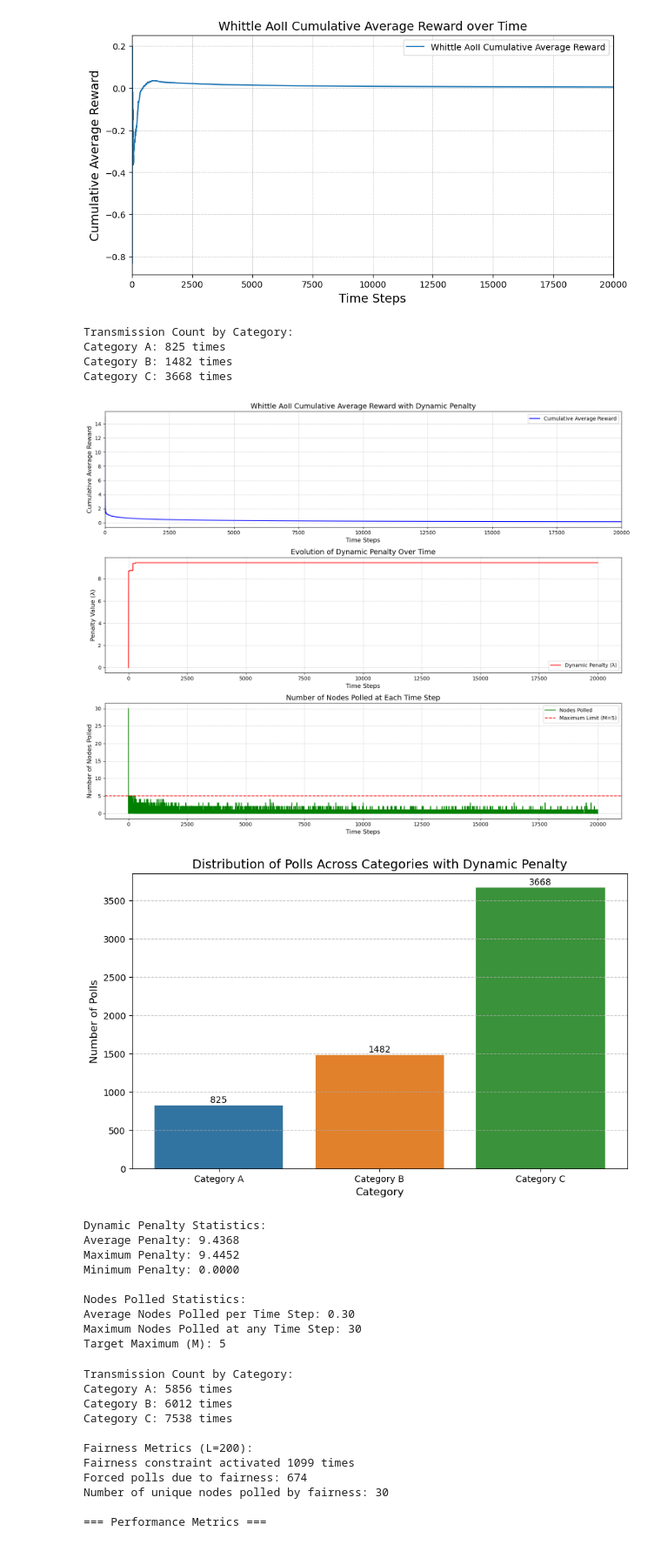
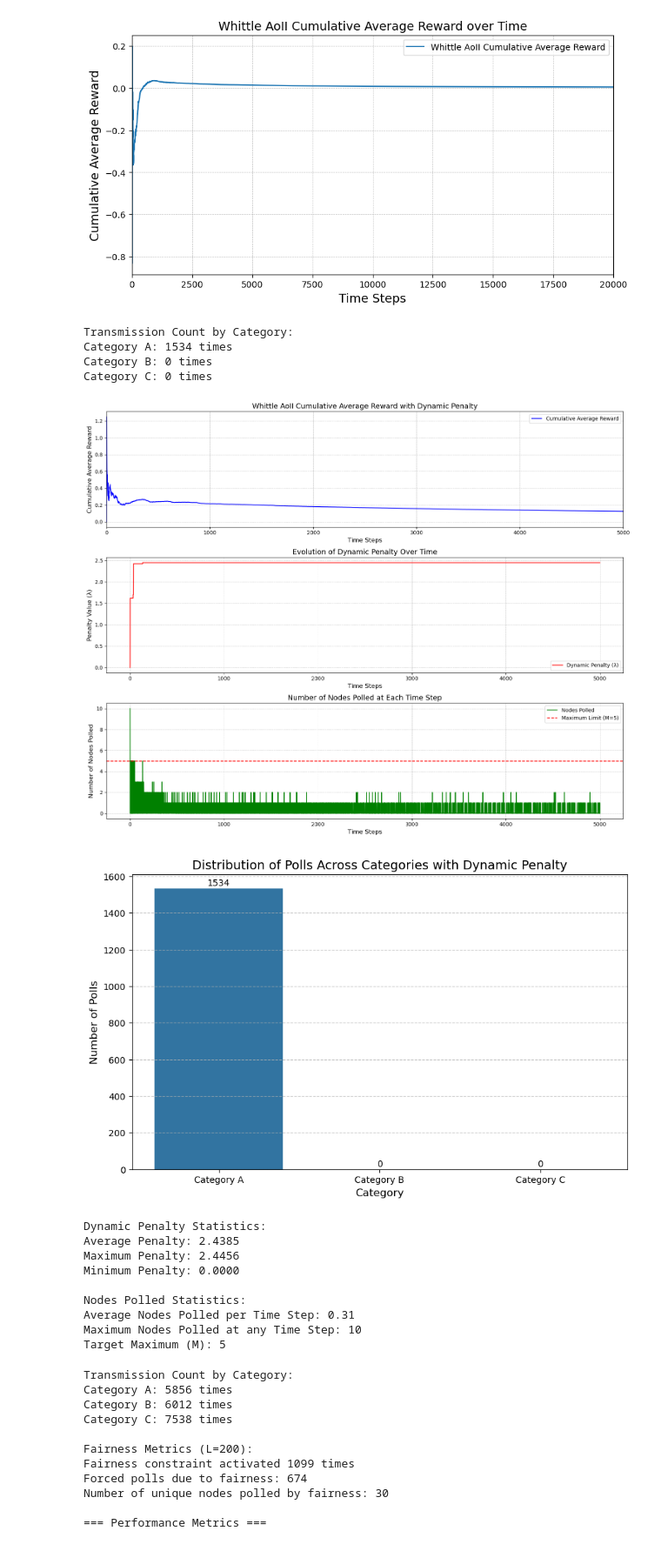
Before and after one commit to sokistar24/wakeupradio, a Jupyter notebook: Scheduling_count.ipynb, the cells around one changed output. Shown: that part at 87% size. Cells and saved outputs as stored; diff of their text form; code cells hidden in the pictures.

```diff
--- a/Scheduling_count.ipynb
+++ b/Scheduling_count.ipynb
@@ -2042,7 +2286,9 @@ import matplotlib.pyplot as plt
 
 # Load dataset and preprocess
 #pivot_df = pd.read_csv("synthetic_scenario_30_nodes.csv")
-pivot_df = pd.read_csv("simulated_office_environment.csv")
+#pivot_df = pd.read_csv("simulated_office_environment.csv")
+pivot_df = pd.read_csv("synthetic_temp_polling_data.csv")
+
 pivot_df = pivot_df.apply(lambda x: x.fillna(x.mean()), axis=0)  # Fill missing values
 pivot_df = pivot_df.head(10000)  # Restrict to first 20000 time steps
 
@@ -2268,46 +2514,46 @@ plt.xlabel('Category', fontsize=12)
 plt.ylabel('Number of Polls', fontsize=12)
 plt.title('Distribution of Polls Across Categories with Dynamic Penalty', fontsize=14)
 plt.xticks(fontsize=10)
 plt.yticks(fontsize=10)
 
 # Add count labels on top of each bar
 for i, count in enumerate(counts):
     plt.text(i, count + (max(counts) * 0.01), f'{count}', ha='center', fontsize=10)
 
 plt.grid(axis='y', linestyle='--', alpha=0.7)
 plt.savefig("category_distribution_dynamic_penalty.png", dpi=300)
 plt.show()
 
 # Calculate statistics about the penalty values and nodes polled
 avg_penalty = np.mean(penalty_values)
 max_penalty = np.max(penalty_values)
 min_penalty = np.min(penalty_values)
 avg_nodes_polled = np.mean(nodes_polled_count)
 max_nodes_polled = np.max(nodes_polled_count)
 
 print(f"\nDynamic Penalty Statistics:")
 print(f"Average Penalty: {avg_penalty:.4f}")
 print(f"Maximum Penalty: {max_penalty:.4f}")
 print(f"Minimum Penalty: {min_penalty:.4f}")
 print(f"\nNodes Polled Statistics:")
 print(f"Average Nodes Polled per Time Step: {avg_nodes_polled:.2f}")
 print(f"Maximum Nodes Polled at any Time Step: {max_nodes_polled}")
 print(f"Target Maximum (M): {M}")
 # %% [output]
 Transmission Count by Category:
-Category A: 825 times
-Category B: 1482 times
-Category C: 3668 times
+Category A: 1534 times
+Category B: 0 times
+Category C: 0 times
-[figure, old version]
+[figure, new version]
-[figure, old version]
+[figure, new version]
 Dynamic Penalty Statistics:
-Average Penalty: 9.4368
-Maximum Penalty: 9.4452
+Average Penalty: 2.4385
+Maximum Penalty: 2.4456
 Minimum Penalty: 0.0000
 
 Nodes Polled Statistics:
-Average Nodes Polled per Time Step: 0.30
-Maximum Nodes Polled at any Time Step: 30
+Average Nodes Polled per Time Step: 0.31
+Maximum Nodes Polled at any Time Step: 10
 Target Maximum (M): 5
 # %%
 import pandas as pd
```
Also changed, not shown: parts of 1 cell of this notebook, 3 other files.
